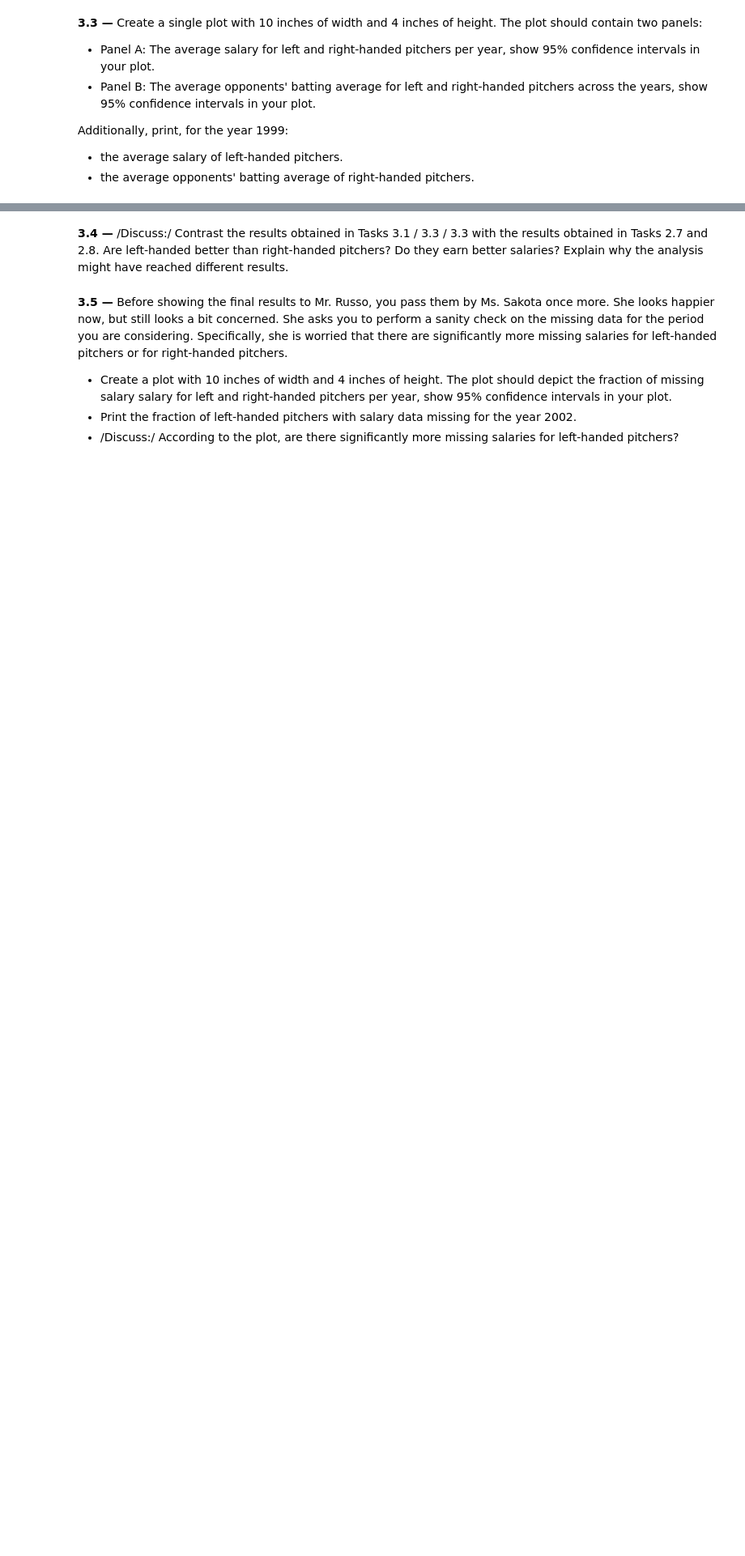
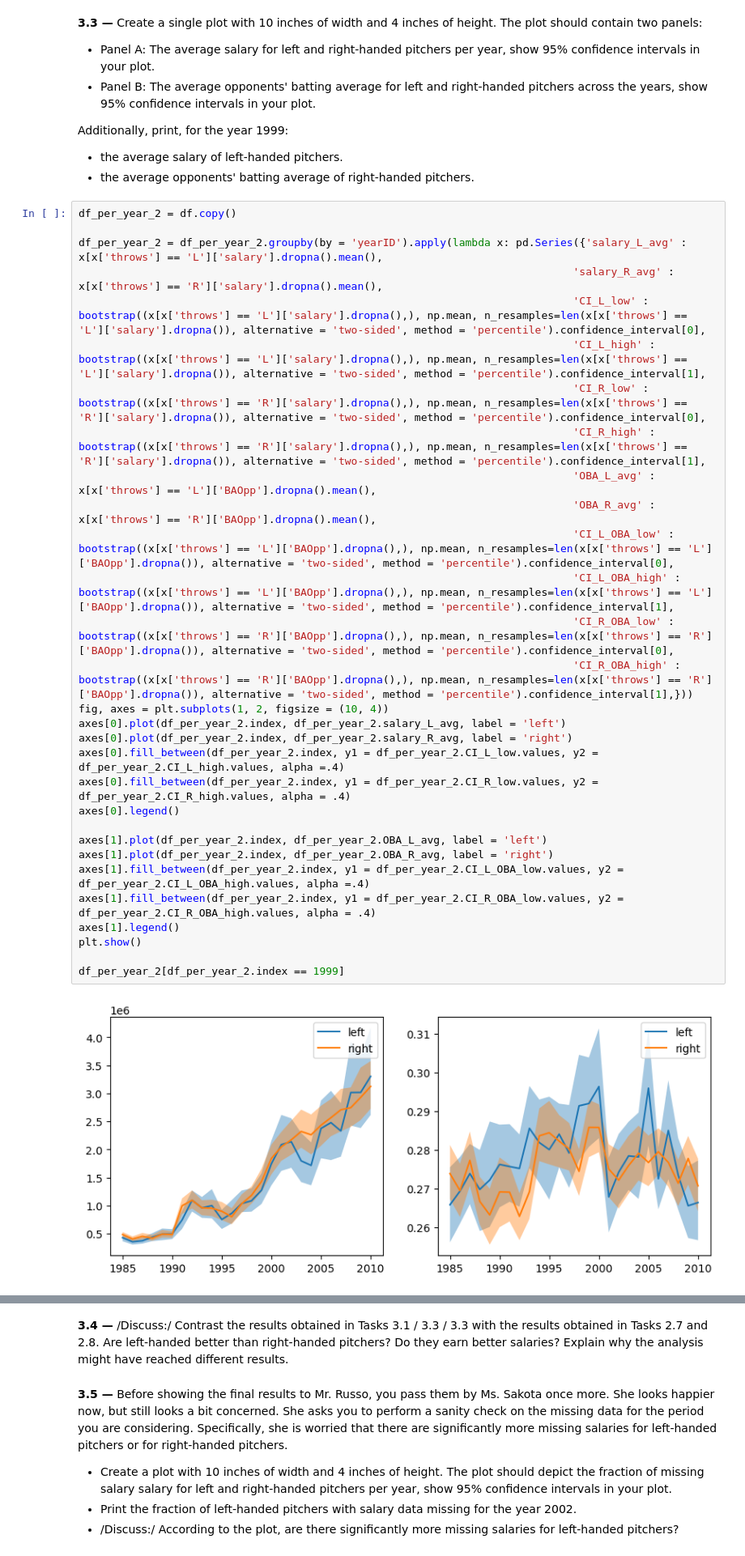
Before and after one commit to adacalypse/movie-datastory, a Jupyter notebook: Homework_1/h1_olivia.ipynb, the cells around one changed output, grey strips where cells are left out. Shown: that part at 81% size. Saved outputs shown, nothing was run; the diff lists cells and outputs as text; blank space fills up the shorter version.

```diff
--- a/Homework_1/h1_olivia.ipynb
+++ b/Homework_1/h1_olivia.ipynb
@@ -518,3 +535,35 @@ axes[1, 1].
 Additionally, print, for the year 1999:
 - the average salary of left-handed pitchers.
 - the average opponents' batting average of right-handed pitchers.
+# %%
+df_per_year_2 = df.copy()
+
+df_per_year_2 = df_per_year_2.groupby(by = 'yearID').apply(lambda x: pd.Series({'salary_L_avg' : x[x['throws'] == 'L']['salary'].dropna().mean(),
+                                                                              'salary_R_avg' : x[x['throws'] == 'R']['salary'].dropna().mean(),
+                                                                              'CI_L_low' : bootstrap((x[x['throws'] == 'L']['salary'].dropna(),), np.mean, n_resamples=len(x[x['throws'] == 'L']['salary'].dropna()), alternative = 'two-sided', method = 'percentile').confidence_interval[0],
+                                                                              'CI_L_high' : bootstrap((x[x['throws'] == 'L']['salary'].dropna(),), np.mean, n_resamples=len(x[x['throws'] == 'L']['salary'].dropna()), alternative = 'two-sided', method = 'percentile').confidence_interval[1],
+                                                                              'CI_R_low' : bootstrap((x[x['throws'] == 'R']['salary'].dropna(),), np.mean, n_resamples=len(x[x['throws'] == 'R']['salary'].dropna()), alternative = 'two-sided', method = 'percentile').confidence_interval[0],
+                                                                              'CI_R_high' : bootstrap((x[x['throws'] == 'R']['salary'].dropna(),), np.mean, n_resamples=len(x[x['throws'] == 'R']['salary'].dropna()), alternative = 'two-sided', method = 'percentile').confidence_interval[1],
+                                                                              'OBA_L_avg' : x[x['throws'] == 'L']['BAOpp'].dropna().mean(),
+                                                                              'OBA_R_avg' : x[x['throws'] == 'R']['BAOpp'].dropna().mean(),
+                                                                              'CI_L_OBA_low' : bootstrap((x[x['throws'] == 'L']['BAOpp'].dropna(),), np.mean, n_resamples=len(x[x['throws'] == 'L']['BAOpp'].dropna()), alternative = 'two-sided', method = 'percentile').confidence_interval[0],
+                                                                              'CI_L_OBA_high' : bootstrap((x[x['throws'] == 'L']['BAOpp'].dropna(),), np.mean, n_resamples=len(x[x['throws'] == 'L']['BAOpp'].dropna()), alternative = 'two-sided', method = 'percentile').confidence_interval[1],
+                                                                              'CI_R_OBA_low' : bootstrap((x[x['throws'] == 'R']['BAOpp'].dropna(),), np.mean, n_resamples=len(x[x['throws'] == 'R']['BAOpp'].dropna()), alternative = 'two-sided', method = 'percentile').confidence_interval[0],
+                                                                              'CI_R_OBA_high' : bootstrap((x[x['throws'] == 'R']['BAOpp'].dropna(),), np.mean, n_resamples=len(x[x['throws'] == 'R']['BAOpp'].dropna()), alternative = 'two-sided', method = 'percentile').confidence_interval[1],}))
+fig, axes = plt.subplots(1, 2, figsize = (10, 4))
+axes[0].plot(df_per_year_2.index, df_per_year_2.salary_L_avg, label = 'left')
+axes[0].plot(df_per_year_2.index, df_per_year_2.salary_R_avg, label = 'right')
+axes[0].fill_between(df_per_year_2.index, y1 = df_per_year_2.CI_L_low.values, y2 = df_per_year_2.CI_L_high.values, alpha =.4)
+axes[0].fill_between(df_per_year_2.index, y1 = df_per_year_2.CI_R_low.values, y2 = df_per_year_2.CI_R_high.values, alpha = .4)
+axes[0].legend()
+
+axes[1].plot(df_per_year_2.index, df_per_year_2.OBA_L_avg, label = 'left')
+axes[1].plot(df_per_year_2.index, df_per_year_2.OBA_R_avg, label = 'right')
+axes[1].fill_between(df_per_year_2.index, y1 = df_per_year_2.CI_L_OBA_low.values, y2 = df_per_year_2.CI_L_OBA_high.values, alpha =.4)
+axes[1].fill_between(df_per_year_2.index, y1 = df_per_year_2.CI_R_OBA_low.values, y2 = df_per_year_2.CI_R_OBA_high.values, alpha = .4)
+axes[1].legend()
+plt.show()
+
+df_per_year_2[df_per_year_2.index == 1999]
+# %% [output]
+[figure, added]
```
Also changed, not shown: parts of 3 cells of this notebook.
